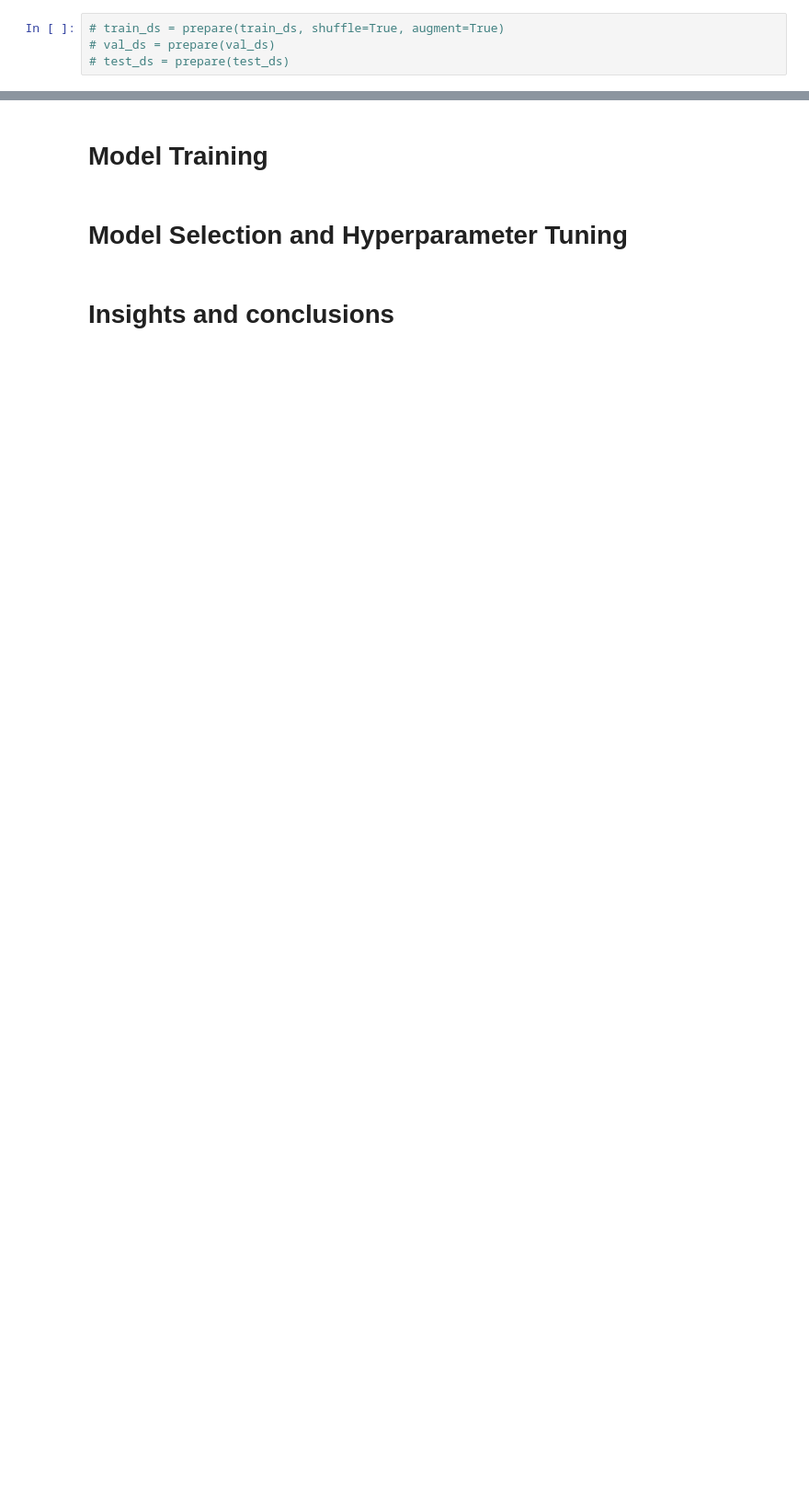
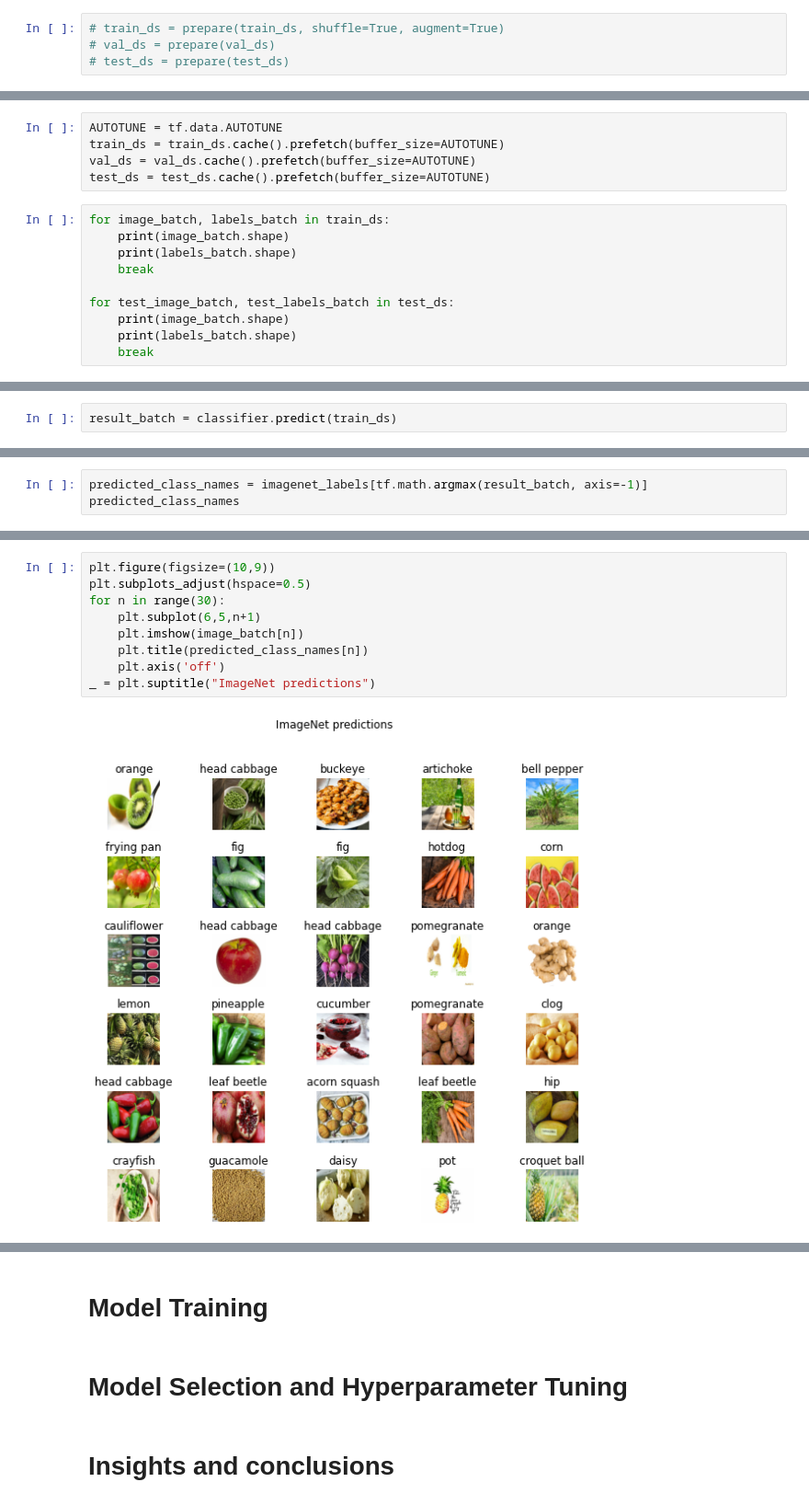
Before and after one commit to PM-cutedogpics/STINTSY-MP, a Jupyter notebook: STINTSY_MP.ipynb, the cells around one changed output, grey strips where cells are left out. Shown at 92% size. Saved outputs shown, nothing was run; the diff lists cells and outputs as text; blank space fills up the shorter version.

```diff
--- a/STINTSY_MP.ipynb
+++ b/STINTSY_MP.ipynb
@@ -187,0 +234,15 @@ print(
+# %%
+AUTOTUNE = tf.data.AUTOTUNE
+train_ds = train_ds.cache().prefetch(buffer_size=AUTOTUNE)
+val_ds = val_ds.cache().prefetch(buffer_size=AUTOTUNE)
+test_ds = test_ds.cache().prefetch(buffer_size=AUTOTUNE)
+# %%
+for image_batch, labels_batch in train_ds:
+    print(image_batch.shape)
+    print(labels_batch.shape)
+    break
+
+for test_image_batch, test_labels_batch in test_ds:
+    print(image_batch.shape)
+    print(labels_batch.shape)
+    break
@@ -187,0 +254,2 @@ print(
+# %%
+result_batch = classifier.predict(train_ds)
@@ -187,0 +258,3 @@ print(
+# %%
+predicted_class_names = imagenet_labels[tf.math.argmax(result_batch, axis=-1)]
+predicted_class_names
@@ -187,0 +264,11 @@ print(
+# %%
+plt.figure(figsize=(10,9))
+plt.subplots_adjust(hspace=0.5)
+for n in range(30):
+    plt.subplot(6,5,n+1)
+    plt.imshow(image_batch[n])
+    plt.title(predicted_class_names[n])
+    plt.axis('off')
+_ = plt.suptitle("ImageNet predictions")
+# %% [output]
+[figure, added]
```
Also changed, not shown: parts of 36 cells of this notebook.
